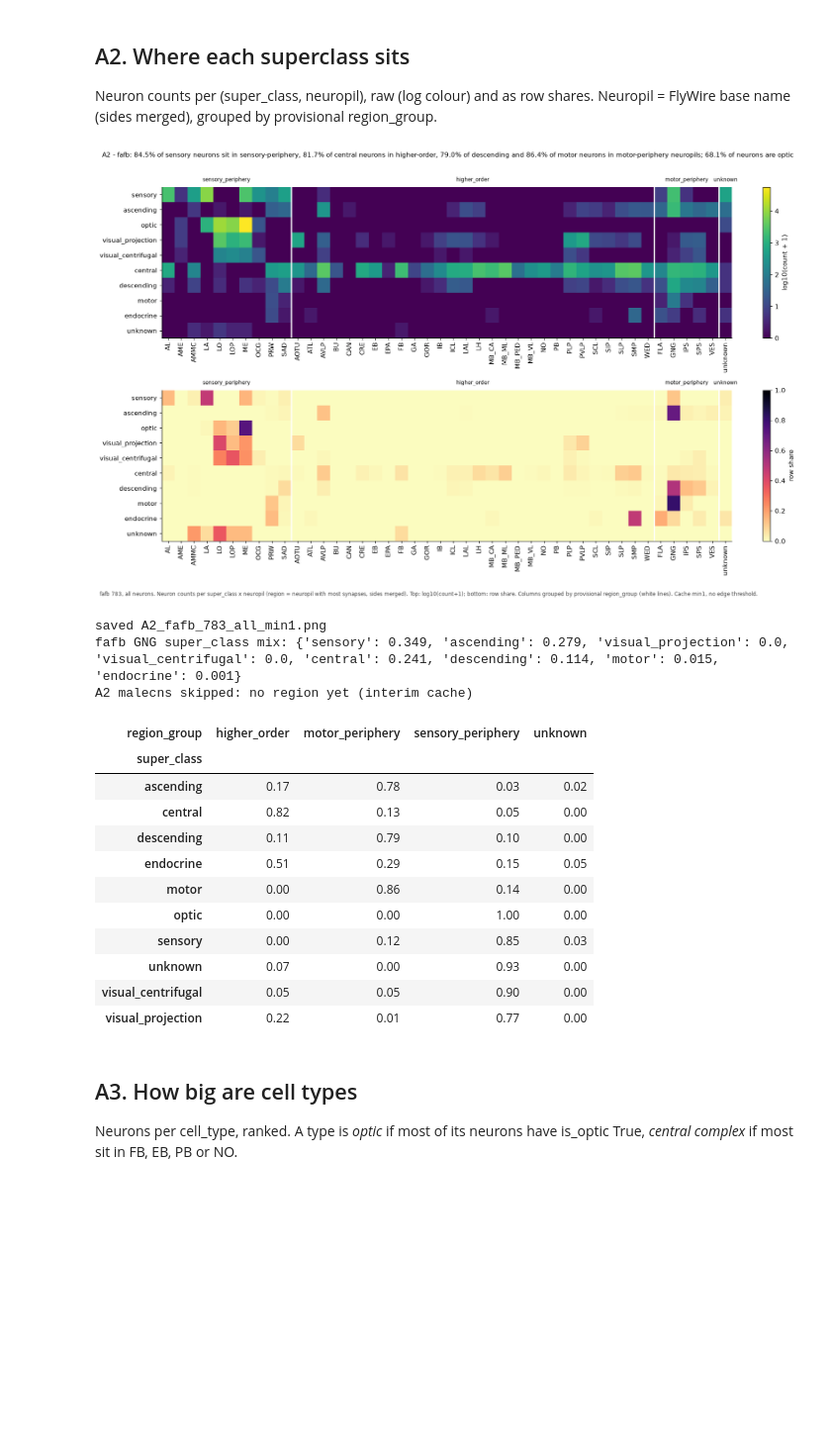
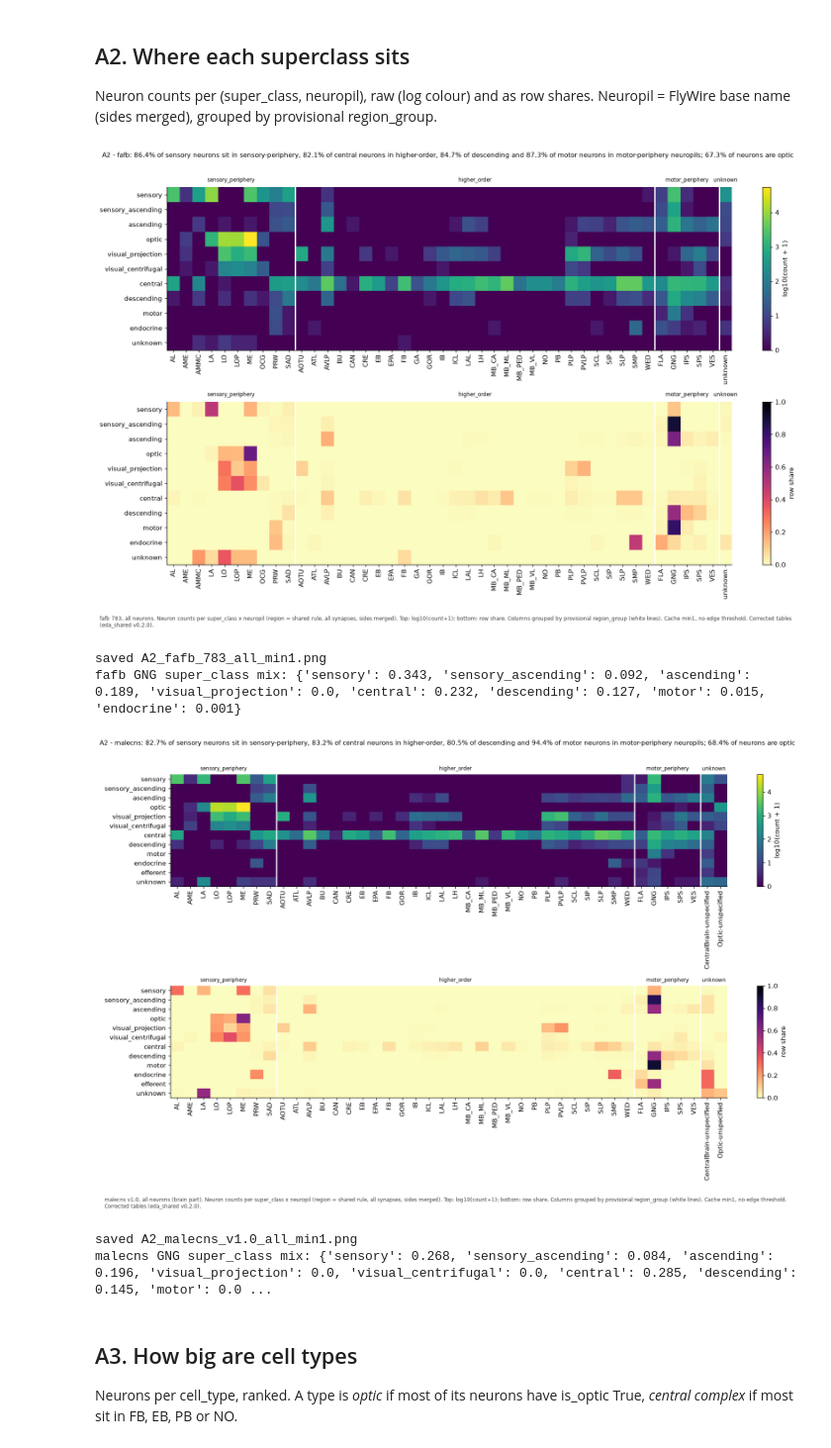
Before and after one commit to yilmazbuyuk/connectome-project1, a Jupyter notebook: notebooks/eda_A.ipynb, the cells around one changed output. Shown at 99% size. Saved outputs shown, nothing was run; the diff lists cells and outputs as text; code cells hidden in the pictures; blank space fills up the shorter version.

```diff
--- a/notebooks/eda_A.ipynb
+++ b/notebooks/eda_A.ipynb
@@ -102,6 +74,6 @@ Share of neurons where each label is neither null nor `unknown`; one panel per p
 # %%
-LABELS = ["cell_type", "cell_class", "cell_sub_class", "super_class", "nt_type", "hemilineage",
-          "side", "dimorphism", "hemibrain_type", "flywire_type"]
+LABELS = ["cell_type", "cell_class", "cell_sub_class", "super_class", "nt_type", "nt_type_corrected",
+          "hemilineage", "side", "dimorphism", "hemibrain_type", "flywire_type"]
 
 def labelled(s):
     return s.notna() & (s.astype("string").str.strip().str.lower() != "unknown") & (s.astype("string").str.strip() != "")
@@ -115,7 +87,7 @@ for k, d in D.items():
             rows.append({"dataset": k, "population": pop, "column": c, "n": len(p),
                          "labelled_pct": 100 * labelled(p[c]).mean() if len(p) else np.nan})
 A1 = pd.DataFrame(rows)
-fig, axes = plt.subplots(1, 3, figsize=(14, 4.8), sharey=True)
+fig, axes = plt.subplots(1, 3, figsize=(14, 5.2), sharey=True)
 for ax, pop in zip(axes, ["all", "central", "optic"]):
     sub = A1[A1.population == pop]
     y = np.arange(len(LABELS)); h = 0.8 / len(D)
@@ -129,6 +101,7 @@ fig.suptitle("A1 - cell_type, super_class, nt_type and side are near-complete; c
 ds = list(D)
 save(fig, "A1", ds, "all-central-optic",
      f"Label coverage (not null, not 'unknown'). Datasets: {', '.join(f'{k} {REL[k]}' for k in ds)}. "
-     "fafb dimorphism counts 'isomorphic' as a label. Neuron table, cache min1 (no edge threshold used). Panels: all / central (is_optic False) / optic (is_optic True), provisional flags.")
+     "fafb dimorphism counts 'isomorphic' as a label. Neuron table, cache min1 (no edge threshold used). "
+     "Panels: all / central (is_optic False) / optic (is_optic True), provisional flags.")
 A1.pivot_table(index="column", columns=["dataset", "population"], values="labelled_pct").round(1)
 # %% [output]
@@ -193,75 +165,60 @@ fafb super_class == central: 99.6 % cell_type (expect ~98), 32.2 % cell_class (e
 ## A2. Where each superclass sits
 Neuron counts per (super_class, neuropil), raw (log colour) and as row shares. Neuropil = FlyWire base name (sides merged), grouped by provisional region_group.
 # %%
-SC_ORDER = ["sensory", "ascending", "optic", "visual_projection", "visual_centrifugal", "central",
-            "descending", "motor", "endocrine"]          # afferent -> intrinsic -> efferent (Guide 4)
+SC_ORDER = ["sensory", "sensory_ascending", "ascending", "optic", "visual_projection", "visual_centrifugal",
+            "central", "descending", "motor", "endocrine"]        # afferent -> intrinsic -> efferent (Guide 4)
 GROUPS = ["sensory_periphery", "higher_order", "motor_periphery"]
 cols = []
 for g in GROUPS:
     cols += sorted(TABLE.index[TABLE.region_group == g])
-cols += ["unknown"]
+cols += sorted(TABLE.index[TABLE.region_group == "unknown"]) + ["unknown"]
 
 for k, d in D.items():
-    if k == "malecns" and INTERIM_M:
-        print("A2 malecns skipped: no region yet (interim cache)"); continue
-    extra = [s for s in d.super_class.astype(str).unique() if s not in SC_ORDER + ["unknown"]]
-    rows_ = SC_ORDER + sorted(extra) + ["unknown"]
+    present = set(d.super_class.astype(str).unique())
+    extra = sorted(present - set(SC_ORDER) - {"unknown"})        # malecns-only levels: efferent, vnc_intrinsic
+    rows_ = SC_ORDER + extra + ["unknown"]
     ct = pd.crosstab(d.super_class.astype(str), d.neuropil.astype(str)).reindex(index=rows_, columns=cols, fill_value=0)
-    ct = ct.loc[:, ct.sum() > 0]
+    ct = ct.loc[ct.sum(axis=1) > 0, ct.sum() > 0]
     share = ct.div(ct.sum(axis=1).replace(0, np.nan), axis=0)
-    fig, axes = plt.subplots(2, 1, figsize=(15, 9))
+    fig, axes = plt.subplots(2, 1, figsize=(15, 9.5))
     for ax, data, title, kw in [(axes[0], np.log10(ct + 1), "log10(count + 1)", {"cmap": "viridis"}),
                                 (axes[1], share, "row share", {"cmap": "magma_r", "vmin": 0, "vmax": 1})]:
         im = ax.imshow(data.values, aspect="auto", **kw)
         ax.set_yticks(range(len(data.index)), data.index); ax.set_xticks(range(len(data.columns)), data.columns, rotation=90)
         fig.colorbar(im, ax=ax, fraction=0.02, label=title)
-        # region_group separators
         grp = [TABLE.region_group.get(c, "unknown") for c in data.columns]
         for i in range(1, len(grp)):
             if grp[i] != grp[i - 1]:
                 ax.axvline(i - 0.5, color="white", lw=2)
         pos = {}
         for i, g in enumerate(grp):
             pos.setdefault(g, []).append(i)
         for g, ii in pos.items():
             ax.text(np.mean(ii), -0.8, g, ha="center", va="bottom", fontsize=8)
     optic_share = pct(d.is_optic.mean())
     NUM[f"A2_{k}_optic_pct"] = optic_share
-    NUM[f"A2_{k}_superclass_x_group"] = (pd.crosstab(d.super_class.astype(str), d.region_group.astype(str),
-                                                    normalize="index").round(3).to_dict())
     xg = pd.crosstab(d.super_class.astype(str), d.region_group.astype(str), normalize="index")
+    NUM[f"A2_{k}_superclass_x_group"] = xg.round(3).to_dict()
     f_ = lambda sc, g: pct(xg.loc[sc, g]) if sc in xg.index and g in xg.columns else 0
     fig.suptitle(f"A2 - {k}: {f_('sensory', 'sensory_periphery')}% of sensory neurons sit in sensory-periphery, "
                  f"{f_('central', 'higher_order')}% of central neurons in higher-order, "
                  f"{f_('descending', 'motor_periphery')}% of descending and {f_('motor', 'motor_periphery')}% of motor "
                  f"neurons in motor-periphery neuropils; {optic_share}% of neurons are optic", y=1.01, fontsize=10)
     fig.tight_layout()
     save(fig, "A2", [k], "all",
-         f"{k} {REL[k]}, all neurons{' (in_brain)' if k == 'malecns' else ''}. Neuron counts per super_class x neuropil "
-         "(region = neuropil with most synapses, sides merged). Top: log10(count+1); bottom: row share. "
+         f"{k} {REL[k]}, all neurons{' (brain part)' if k == 'malecns' else ''}. Neuron counts per super_class x neuropil "
+         "(region = shared rule, all synapses, sides merged). Top: log10(count+1); bottom: row share. "
          "Columns grouped by provisional region_group (white lines). Cache min1, no edge threshold.")
-    # GNG check promised in the neuropil review
     if "GNG" in ct.columns:
         g = ct["GNG"]; NUM[f"A2_{k}_GNG_mix"] = (g / g.sum()).round(3)[g > 0].to_dict()
         print(k, "GNG super_class mix:", NUM[f"A2_{k}_GNG_mix"])
-pd.crosstab(fafb.super_class.astype(str), fafb.region_group.astype(str), normalize="index").round(2)
 # %% [output]
-[figure, old version]
+[figure, new version]
 saved A2_fafb_783_all_min1.png
-fafb GNG super_class mix: {'sensory': 0.349, 'ascending': 0.279, 'visual_projection': 0.0, 'visual_centrifugal': 0.0, 'central': 0.241, 'descending': 0.114, 'motor': 0.015, 'endocrine': 0.001}
-A2 malecns skipped: no region yet (interim cache)
+fafb GNG super_class mix: {'sensory': 0.343, 'sensory_ascending': 0.092, 'ascending': 0.189, 'visual_projection': 0.0, 'central': 0.232, 'descending': 0.127, 'motor': 0.015, 'endocrine': 0.001}
-| region_group | higher_order | motor_periphery | sensory_periphery | unknown |
-| super_class |  |  |  |  |
-| ascending | 0.17 | 0.78 | 0.03 | 0.02 |
-| central | 0.82 | 0.13 | 0.05 | 0.00 |
-| descending | 0.11 | 0.79 | 0.10 | 0.00 |
-| endocrine | 0.51 | 0.29 | 0.15 | 0.05 |
-| motor | 0.00 | 0.86 | 0.14 | 0.00 |
-| optic | 0.00 | 0.00 | 1.00 | 0.00 |
-| sensory | 0.00 | 0.12 | 0.85 | 0.03 |
-| unknown | 0.07 | 0.00 | 0.93 | 0.00 |
-| visual_centrifugal | 0.05 | 0.05 | 0.90 | 0.00 |
-| visual_projection | 0.22 | 0.01 | 0.77 | 0.00 |
+[figure, added]
+saved A2_malecns_v1.0_all_min1.png
+malecns GNG super_class mix: {'sensory': 0.268, 'sensory_ascending': 0.084, 'ascending': 0.196, 'visual_projection': 0.0, 'visual_centrifugal': 0.0, 'central': 0.285, 'descending': 0.145, 'motor': 0.0 ...
 # %% [markdown]
 ## A3. How big are cell types
 Neurons per cell_type, ranked. A type is *optic* if most of its neurons have is_optic True, *central complex* if most sit in FB, EB, PB or NO.
```
Also changed, not shown: parts of 21 cells of this notebook, 49 other files.
